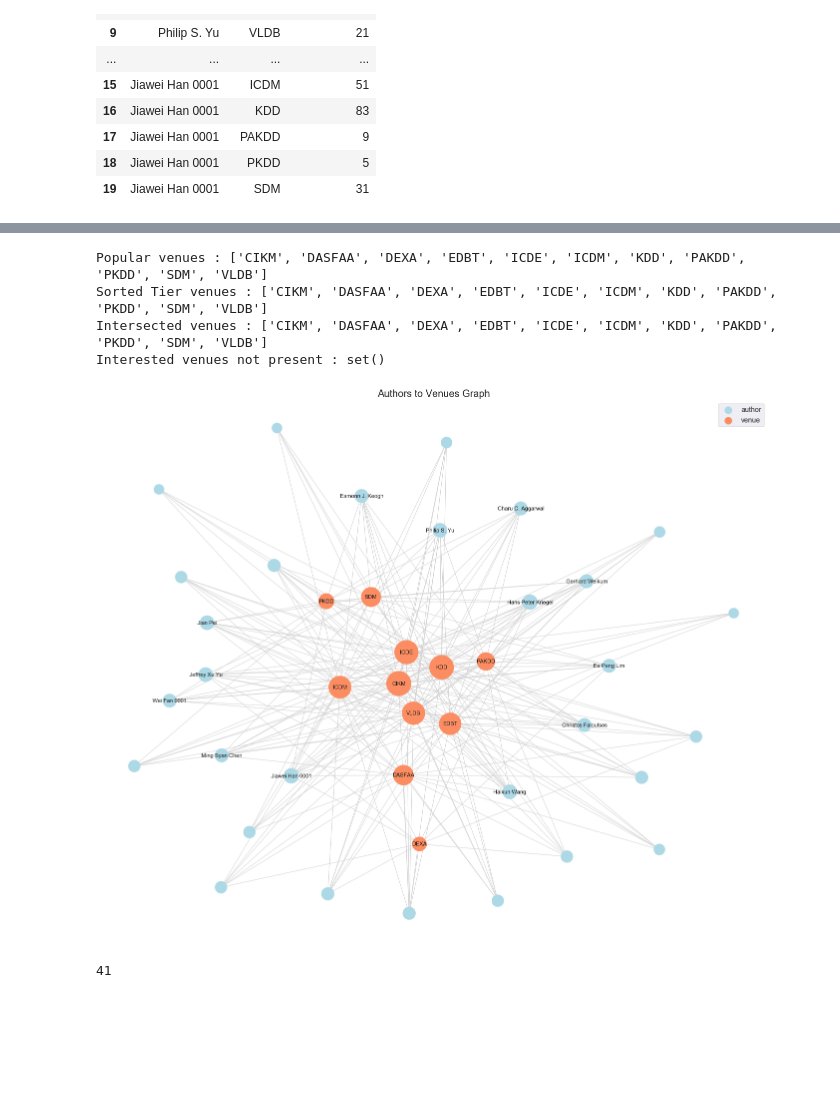
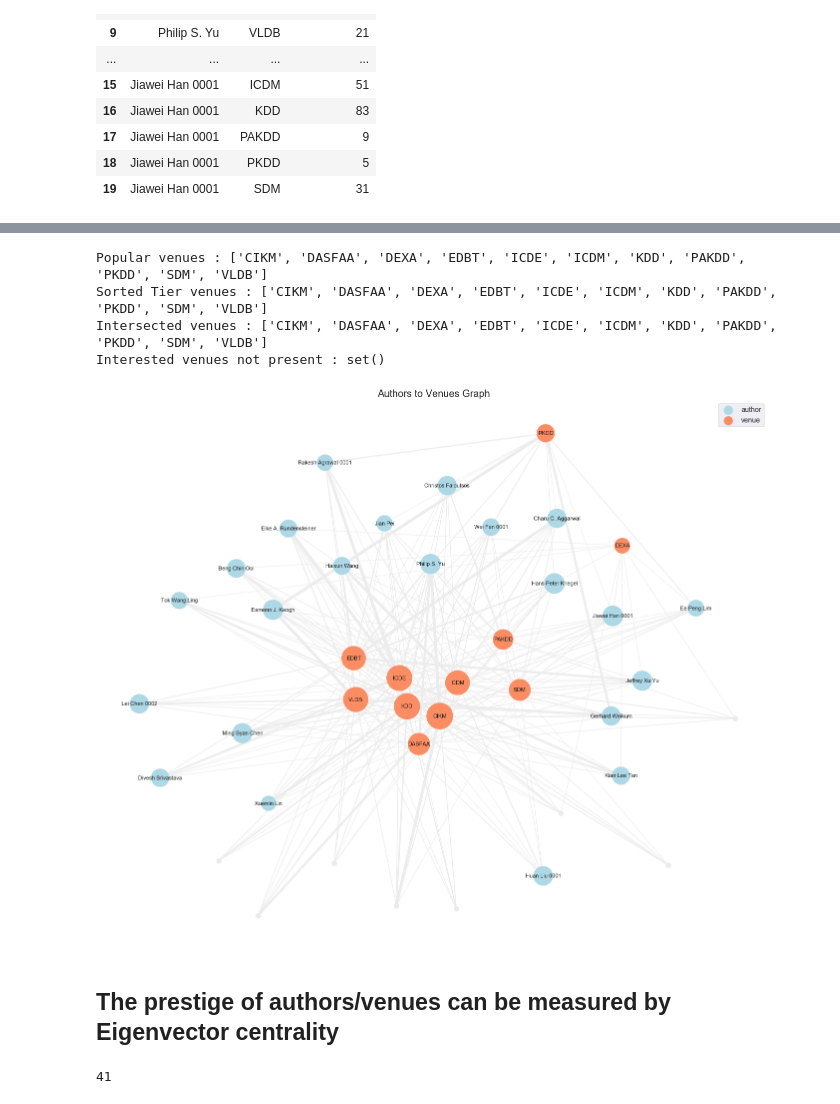
Before and after one commit to samaujs/Network-Science, a Jupyter notebook: dblp/xml_preprocessing_conferences.ipynb, the cells around one changed output, grey strips where cells are left out. Cells and saved outputs as stored; diff of their text form; code cells hidden in the pictures; blank space fills up the shorter version.

Commit message:
Author-venue graph based on Eigenvector centrality for 11 interested venues and top 30 authors.

```diff
--- a/dblp/xml_preprocessing_conferences.ipynb
+++ b/dblp/xml_preprocessing_conferences.ipynb
@@ -658,13 +698,10 @@ The shape of topmost authors with venues and respective submissions :  (239, 3)
 # %%
-Graphtype = nx.Graph()
-
-# 1. Create the graph
-# For drawing all edges from CSV file
-# g = nx.from_pandas_edgelist(df, source='Author', target='Venue', create_using=Graphtype)
-
-# Plot only for the Topmost authors
-g = nx.from_pandas_edgelist(topmost_authors_venues_df, source='Author', target='Venue', edge_attr = 'Submissions',
-                            create_using=Graphtype)
+author_eigenvc_cutoff = 0.11
+venue_eigenvc_cutoff = 0
+small_node_size = 100
+legend_circle_size = 300
+node_multiplier = 10000
+weight_multiplier = 0.015
 
 # 2. Create a layout for our nodes
 # layout = nx.spring_layout(g)
@@ -679,11 +716,11 @@ plt.figure(figsize=(24, 20))
 # Authors who are highly connected are a highlighted color
 
 # Create a list of popular authors
-# For illustrations : Plot only for topmost authors and use 7 for unfiltered venues
-popular_authors = [author for author in author_Grp_top.index if g.degree(author) > 8] # authors
+# For illustrations : Plot only for topmost authors and use 7 for unfiltered venues and use g.degree(author) for unweighted graph
+popular_authors = [author for author in author_Grp_top.index if eigenvector_centrality[author] > author_eigenvc_cutoff] # authors
 
-# Create a list of popular venues
-popular_venues = [venue for venue in venues if g.degree(venue) > 0] # 0 for small networks
+# Create a list of popular venues and use g.degree(venue) for unweighted graph
+popular_venues = [venue for venue in venues if eigenvector_centrality[venue] > venue_eigenvc_cutoff] # 0 for small networks
 print("Popular venues :", popular_venues)
 sorted_tier_venues = sorted(tier_venues)
 print("Sorted Tier venues :", sorted_tier_venues)
@@ -694,63 +731,70 @@ venues_difference = set(tier_venues).symmetric_difference(displayed_venues)
 print("Interested venues not present :", venues_difference)
 
 # Create nodes for popular authors mainly for legend labelling
-nx.draw_networkx_nodes(g, layout, nodelist=popular_authors, node_color='lightblue', node_size=200, label='author') # lightblue
+nx.draw_networkx_nodes(g, layout, nodelist=popular_authors, node_color='lightblue',
+                       node_size=legend_circle_size, label='author') # lightblue
 
 # List of popular venue nodes are determined from the popular_venues list and displayed nodes in orange
-nx.draw_networkx_nodes(g, layout, nodelist=popular_venues, node_color='#fc8d62', node_size=200, label='venue') # orange
+nx.draw_networkx_nodes(g, layout, nodelist=popular_venues, node_color='#fc8d62',
+                       node_size=legend_circle_size, label='venue') # orange
 
-# Obtain degree of authors and multiply by 80 to get the circle size
-# The respective size is proportional to the number of connections, degree
-# For illustrations : Plot only for topmost authors
-author_size = [g.degree(author) * 80 for author in author_Grp_top.index] # authors
+# Obtain degree of authors and multiply by constant to get the circle size
+# The respective size is proportional to the number of connections, g.degree(author) for unweighted graph
+# For illustrations : Plot only for topmost authors based on eigenvector centrality
+author_size = [eigenvector_centrality[author] * node_multiplier for author in author_Grp_top.index] # instead of authors
 
-# List of Author nodes are determined from the authors list and displayed nodes in lightblue
-nx.draw_networkx_nodes(g, layout,
-                       nodelist=author_Grp_top.index, # authors
-                       node_size=author_size, # a list of sizes, based on degree centrality
+# List of author nodes are determined from the topmost author list and displayed nodes in lightgrey with smaller fixed size
+nx.draw_networkx_nodes(g, layout, nodelist=author_Grp_top.index, # authors
+                       node_size=small_node_size, node_color='#ebebebeb')
+
+# Superimpose nodes with new size and color
+nx.draw_networkx_nodes(g, layout, nodelist=popular_authors, # for popular authors
+                       node_size=author_size,               # a list of sizes, based on eigenvector centrality
                        node_color='lightblue')
 
-venue_size = [g.degree(venue) * 80 for venue in venues]
+# Use g.degree(venue) for unweighted graph
+venue_size = [eigenvector_centrality[venue] * node_multiplier for venue in venues]
 
 # List of Venue nodes are determined from the venues list and displayed nodes in grey
-nx.draw_networkx_nodes(g, layout,
-                       nodelist=venues,
-                       node_size=venue_size, # a list of sizes, based on degree centrality
-                       node_color='#fc8d62') # AAAAAA; cccccc
-
+nx.draw_networkx_nodes(g, layout, nodelist=venues,
+                       node_size=venue_size,               # a list of sizes, based on eigenvector centrality
+                       node_color='#fc8d62')               # #AAAAAA or #cccccc
 
 # Links/Edges are thin and displayed in lightgrey
-nx.draw_networkx_edges(g, layout, width=1, edge_color="lightgrey") #cccccc
+weights = author_Grp_top['authorCount'] * weight_multiplier # Multiply to adjust the edge thickness
+nx.draw_networkx_edges(g, layout, width=weights, edge_color="#ecececec") # width based on 'Submissions'
 
 # Label the Venues
 venue_labels = dict(zip(venues, venues))
 displayed_venues_labels = dict(zip(displayed_venues, displayed_venues))
 
 # Label the authors
 # authors_labels = dict(zip(authors, authors)) # labels for all authors
 popular_authors_labels = dict(zip(popular_authors, popular_authors))
 
 nx.draw_networkx_labels(g, layout, labels=popular_authors_labels, font_size=11) # author_labels
 nx.draw_networkx_labels(g, layout, labels=displayed_venues_labels, font_size=11) # venue_labels
 # font_family="sans-serif"
 
 # 4. Turn off the axis
 plt.axis('off')
 #nx.draw_networkx(g, layout)
 
 plt.legend(loc='best')
 
 plt.title("Authors to Venues Graph", fontsize=20)
 #save_fig("dblp_author_venue_graph")
 
 # To remove node label coordinates and have matplotlib to show display
 plt.show()
 # %% [output]
 Popular venues : ['CIKM', 'DASFAA', 'DEXA', 'EDBT', 'ICDE', 'ICDM', 'KDD', 'PAKDD', 'PKDD', 'SDM', 'VLDB']
 Sorted Tier venues : ['CIKM', 'DASFAA', 'DEXA', 'EDBT', 'ICDE', 'ICDM', 'KDD', 'PAKDD', 'PKDD', 'SDM', 'VLDB']
 Intersected venues : ['CIKM', 'DASFAA', 'DEXA', 'EDBT', 'ICDE', 'ICDM', 'KDD', 'PAKDD', 'PKDD', 'SDM', 'VLDB']
 Interested venues not present : set()
-[figure, old version]
+[figure, new version]
+# %% [markdown]
+## The prestige of authors/venues can be measured by Eigenvector centrality
 # %%
 len(g.nodes) # For the entire author-venue graph, Total no. of authors (33786) and conferences (11)
 # %% [output]
```
Also changed, not shown: parts of 5 cells of this notebook.
